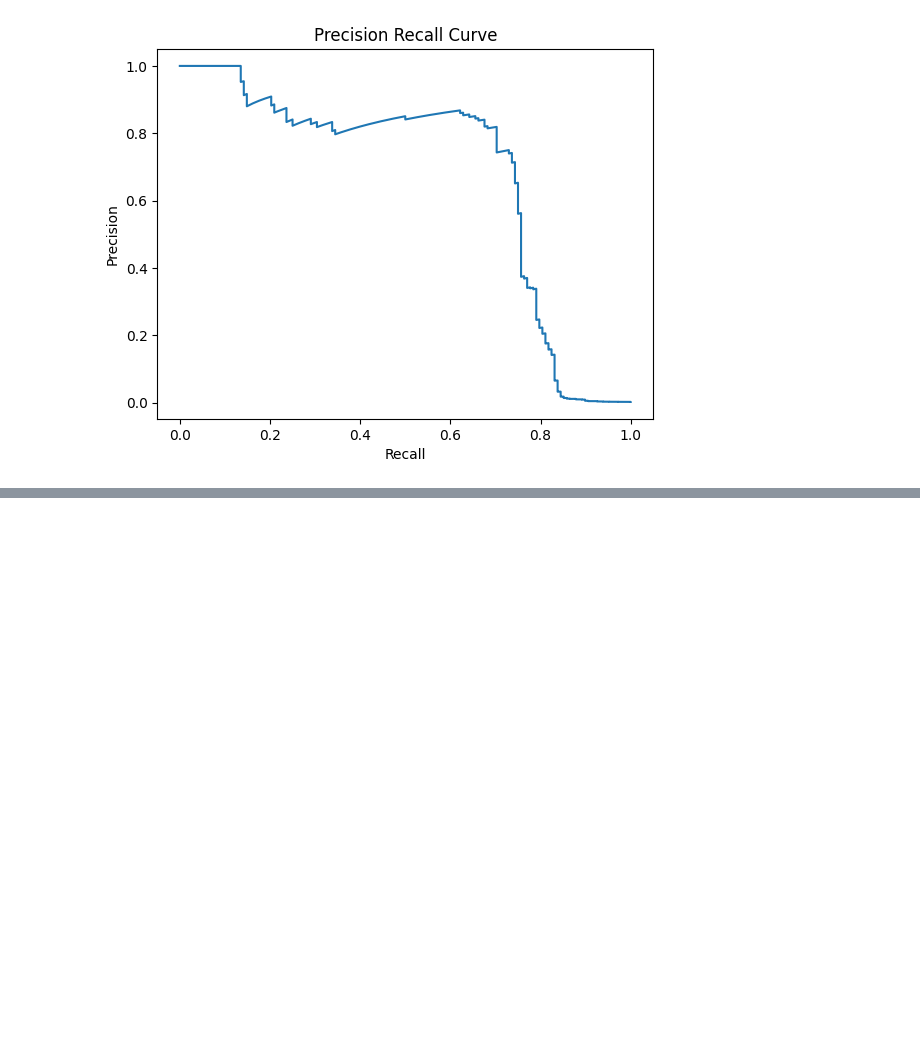
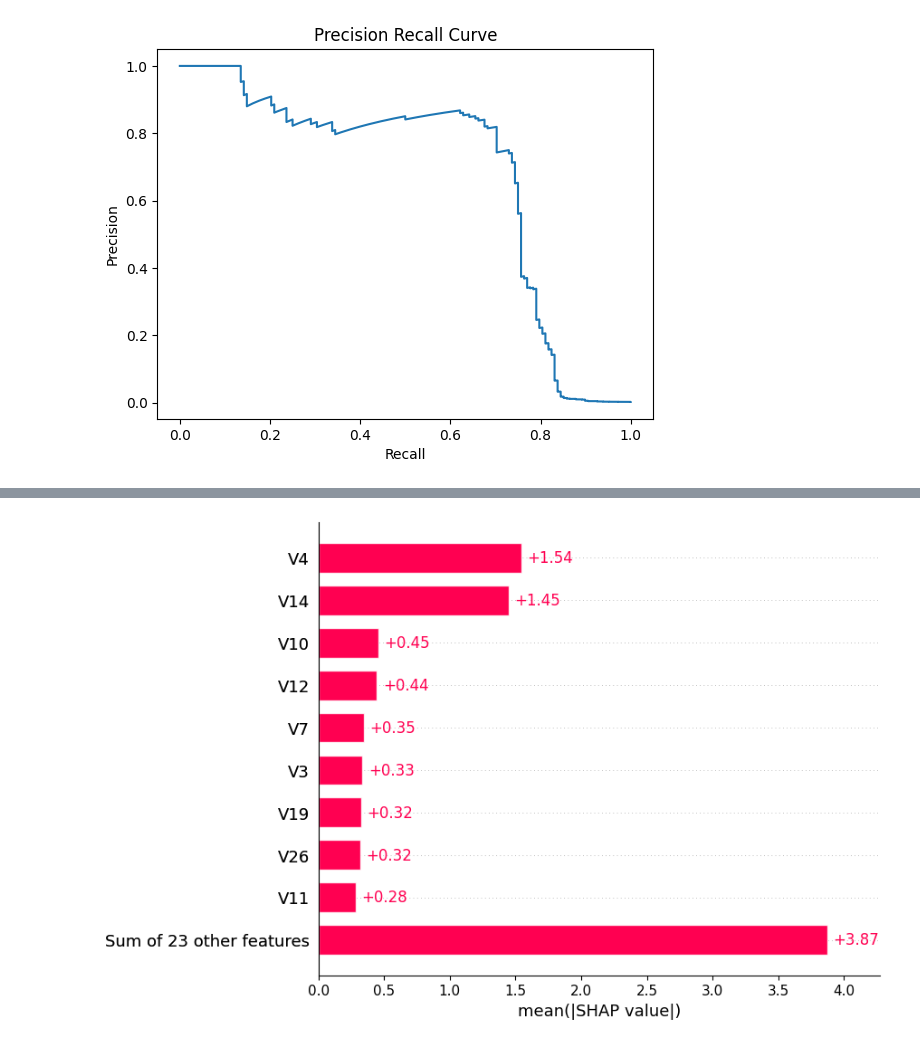
Before and after one commit to AmorimErik/erik-jornada-python, a Jupyter notebook: dio/Bootcamp Afya - Automação de Dados com IA/Deteccao-Anomalias-Python/project.ipynb, the cells around one changed output, grey strips where cells are left out. Cells and saved outputs as stored; diff of their text form; code cells hidden in the pictures; blank space fills up the shorter version.

```diff
--- a/dio/Bootcamp Afya - Automação de Dados com IA/Deteccao-Anomalias-Python/project.ipynb
+++ b/dio/Bootcamp Afya - Automação de Dados com IA/Deteccao-Anomalias-Python/project.ipynb
@@ -116,0 +192,6 @@ plt.show()
+# %%
+explainer = shap.Explainer(xgb)
+shap_values = explainer(x_test[:100])
+shap.plots.bar(shap_values)
+# %% [output]
+[figure, added]
```
Also changed, not shown: parts of 10 cells of this notebook.
